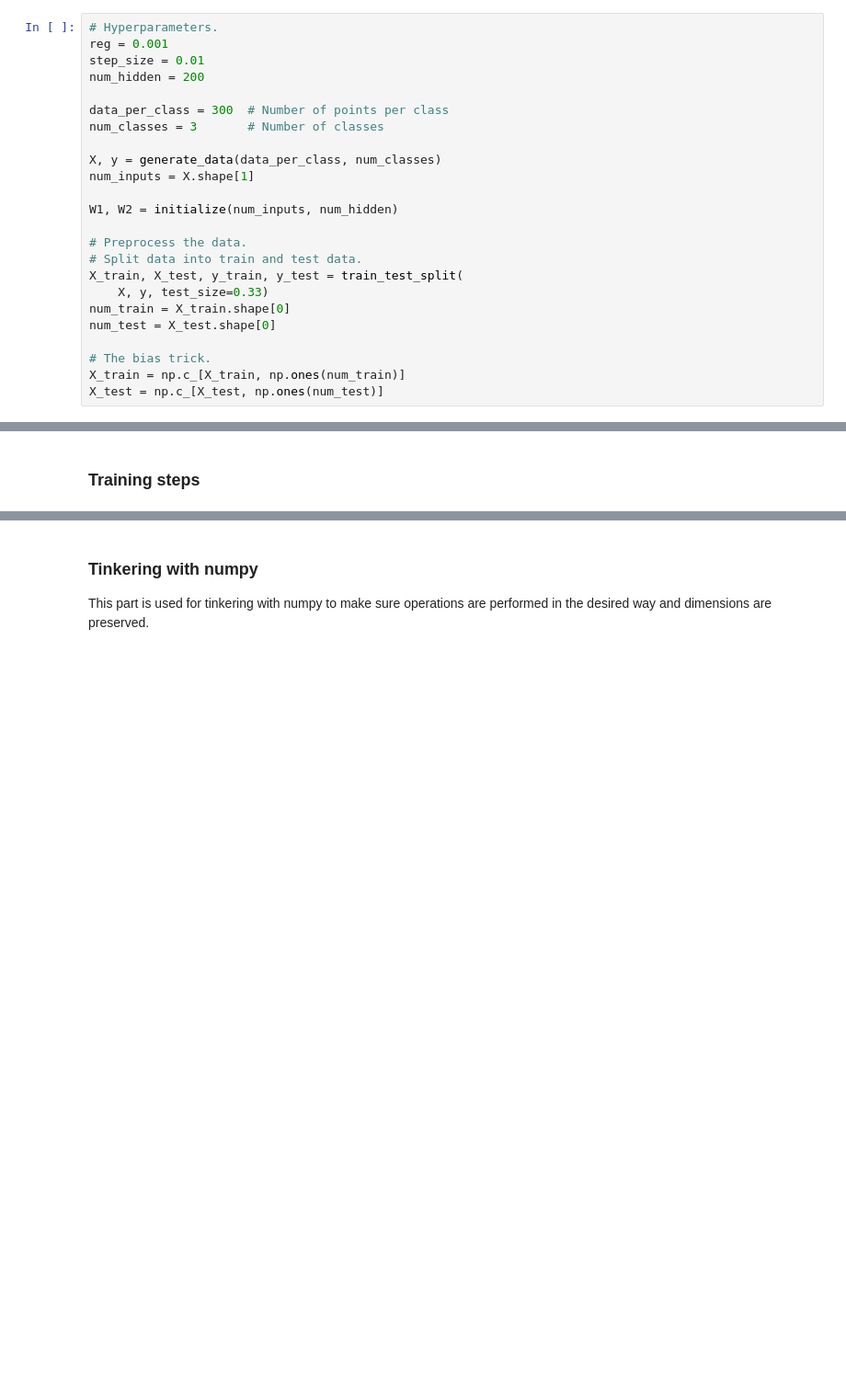
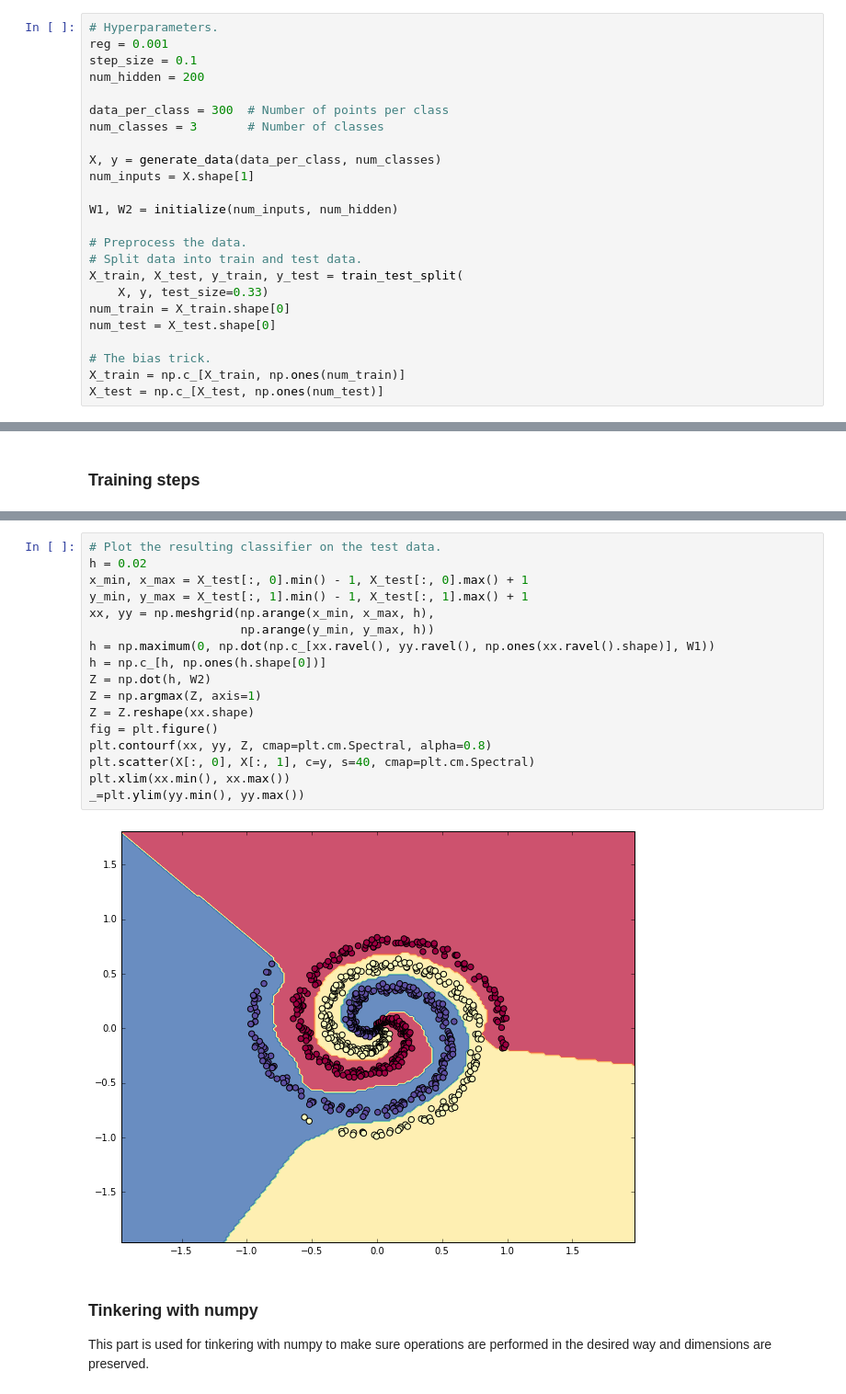
Before and after one commit to alen-mujkanovic/ml-playground, a Jupyter notebook: notebooks/two-layer-net.ipynb, the cells around one changed output, grey strips where cells are left out. Shown at 92% size. Saved outputs shown, nothing was run; the diff lists cells and outputs as text; blank space fills up the shorter version.

```diff
--- a/notebooks/two-layer-net.ipynb
+++ b/notebooks/two-layer-net.ipynb
@@ -107,7 +112,7 @@ Now that all the neccessary functions are defined, we can prepare the data and t
 # %%
 # Hyperparameters.
 reg = 0.001
-step_size = 0.01
+step_size = 0.1
 num_hidden = 200
 
 data_per_class = 300  # Number of points per class
@@ -161,3 +168,22 @@ Test accuracy=0.93603
+# %%
+# Plot the resulting classifier on the test data.
+h = 0.02
+x_min, x_max = X_test[:, 0].min() - 1, X_test[:, 0].max() + 1
+y_min, y_max = X_test[:, 1].min() - 1, X_test[:, 1].max() + 1
+xx, yy = np.meshgrid(np.arange(x_min, x_max, h),
+                     np.arange(y_min, y_max, h))
+h = np.maximum(0, np.dot(np.c_[xx.ravel(), yy.ravel(), np.ones(xx.ravel().shape)], W1))
+h = np.c_[h, np.ones(h.shape[0])]
+Z = np.dot(h, W2)
+Z = np.argmax(Z, axis=1)
+Z = Z.reshape(xx.shape)
+fig = plt.figure()
+plt.contourf(xx, yy, Z, cmap=plt.cm.Spectral, alpha=0.8)
+plt.scatter(X[:, 0], X[:, 1], c=y, s=40, cmap=plt.cm.Spectral)
+plt.xlim(xx.min(), xx.max())
+_=plt.ylim(yy.min(), yy.max())
+# %% [output]
+[figure, added]
 # %% [markdown]
 ### Tinkering with numpy
 This part is used for tinkering with numpy to make sure operations are performed in the desired way and dimensions are preserved.
```
Also changed, not shown: parts of 4 cells of this notebook.
